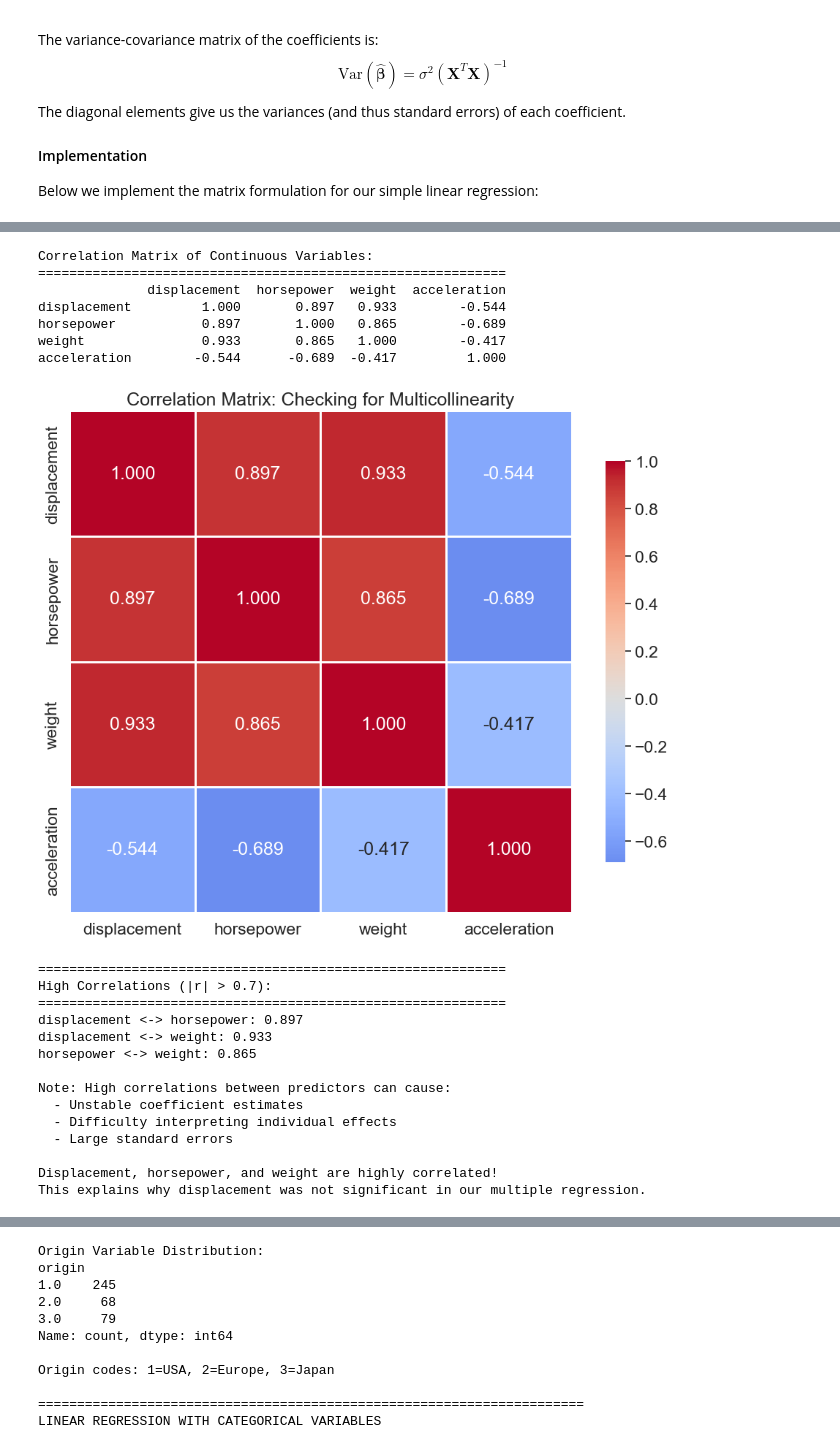
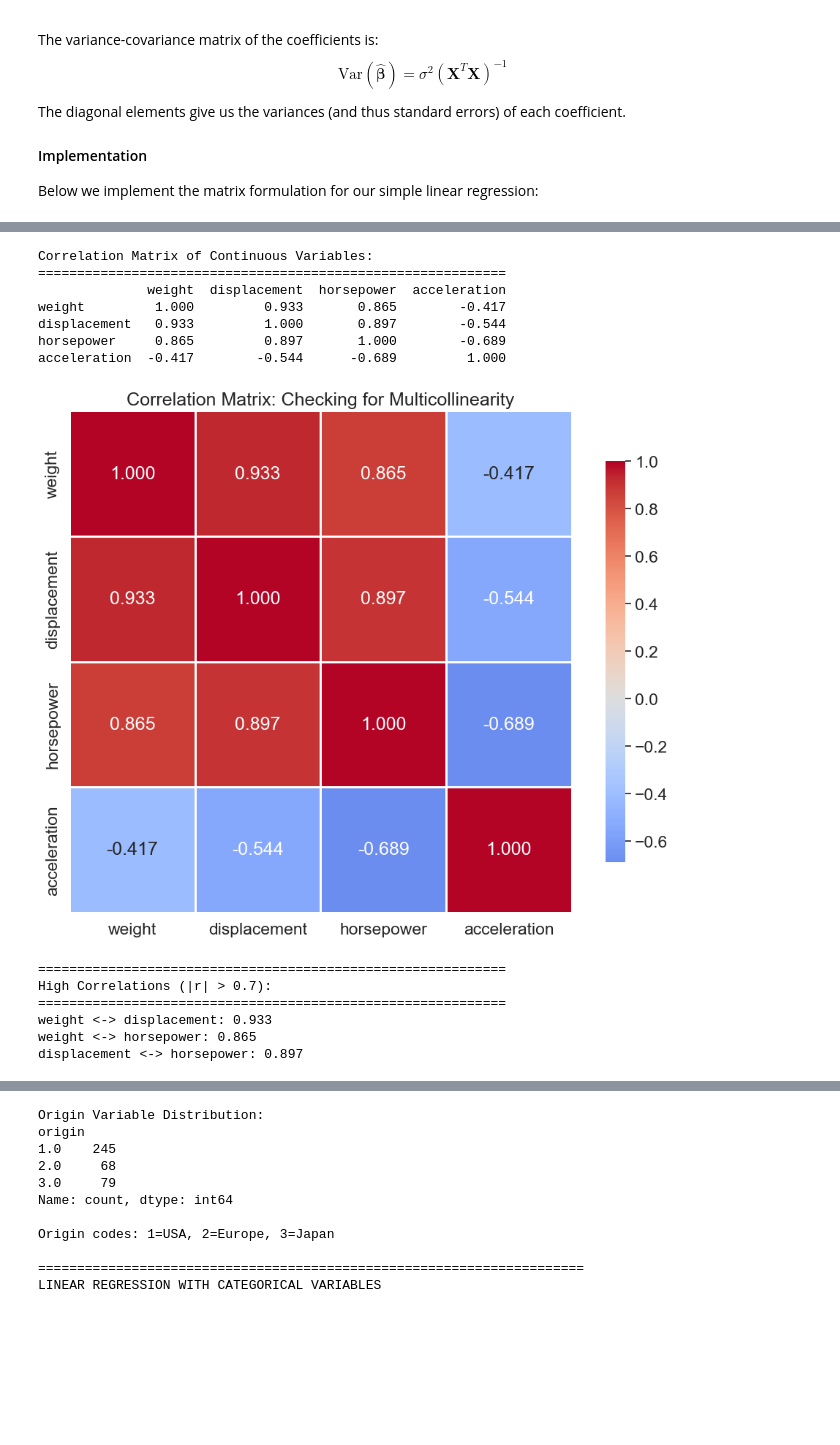
Before and after one commit to changyaochen/MECE4520, a Jupyter notebook: lectures/notebooks/7_linear_regression.ipynb, the cells around one changed output, grey strips where cells are left out. Saved outputs shown, nothing was run; the diff lists cells and outputs as text; code cells hidden in the pictures; blank space fills up the shorter version.

```diff
--- a/lectures/notebooks/7_linear_regression.ipynb
+++ b/lectures/notebooks/7_linear_regression.ipynb
@@ -826,63 +786,49 @@ Let's examine the correlation matrix of our continuous variables:
 # High correlations (> 0.7 or < -0.7) indicate potential multicollinearity issues
 
 # Calculate correlation matrix for continuous variables
+continuous_variables = ["weight", "displacement", "horsepower", "acceleration"]
 correlation_matrix = data[continuous_variables].corr()
 
 # Display the correlation matrix
 print("Correlation Matrix of Continuous Variables:")
 print("="*60)
 print(correlation_matrix.round(3))
 
 # Visualize the correlation matrix with a heatmap
 plt.figure(figsize=(10, 8))
 sns.heatmap(correlation_matrix, annot=True, fmt=".3f", cmap="coolwarm",
             center=0, square=True, linewidths=1,
             cbar_kws={"shrink": 0.8})
 plt.title("Correlation Matrix: Checking for Multicollinearity")
 plt.tight_layout()
 plt.show()
 
 # Identify high correlations (excluding diagonal)
 print("\n" + "="*60)
 print("High Correlations (|r| > 0.7):")
 print("="*60)
 for i in range(len(correlation_matrix.columns)):
     for j in range(i+1, len(correlation_matrix.columns)):
         corr_value = correlation_matrix.iloc[i, j]
         if abs(corr_value) > 0.7:
             var1 = correlation_matrix.columns[i]
             var2 = correlation_matrix.columns[j]
             print(f"{var1} <-> {var2}: {corr_value:.3f}")
-
-print("\nNote: High correlations between predictors can cause:")
-print("  - Unstable coefficient estimates")
-print("  - Difficulty interpreting individual effects")
-print("  - Large standard errors")
-print("\nDisplacement, horsepower, and weight are highly correlated!")
-print("This explains why displacement was not significant in our multiple regression.")
 # %% [output]
 Correlation Matrix of Continuous Variables:
 ============================================================
-              displacement  horsepower  weight  acceleration
-displacement         1.000       0.897   0.933        -0.544
-horsepower           0.897       1.000   0.865        -0.689
-weight               0.933       0.865   1.000        -0.417
-acceleration        -0.544      -0.689  -0.417         1.000
+              weight  displacement  horsepower  acceleration
+weight         1.000         0.933       0.865        -0.417
+displacement   0.933         1.000       0.897        -0.544
+horsepower     0.865         0.897       1.000        -0.689
+acceleration  -0.417        -0.544      -0.689         1.000
-[figure, old version]
+[figure, new version]
 ============================================================
 High Correlations (|r| > 0.7):
 ============================================================
+weight <-> displacement: 0.933
+weight <-> horsepower: 0.865
 displacement <-> horsepower: 0.897
-displacement <-> weight: 0.933
-horsepower <-> weight: 0.865
-
-Note: High correlations between predictors can cause:
-  - Unstable coefficient estimates
-  - Difficulty interpreting individual effects
-  - Large standard errors
-
-Displacement, horsepower, and weight are highly correlated!
-This explains why displacement was not significant in our multiple regression.
 # %% [markdown]
 ## Categorical Variables: One-Hot Encoding
 
```
Also changed, not shown: parts of 15 cells of this notebook.
